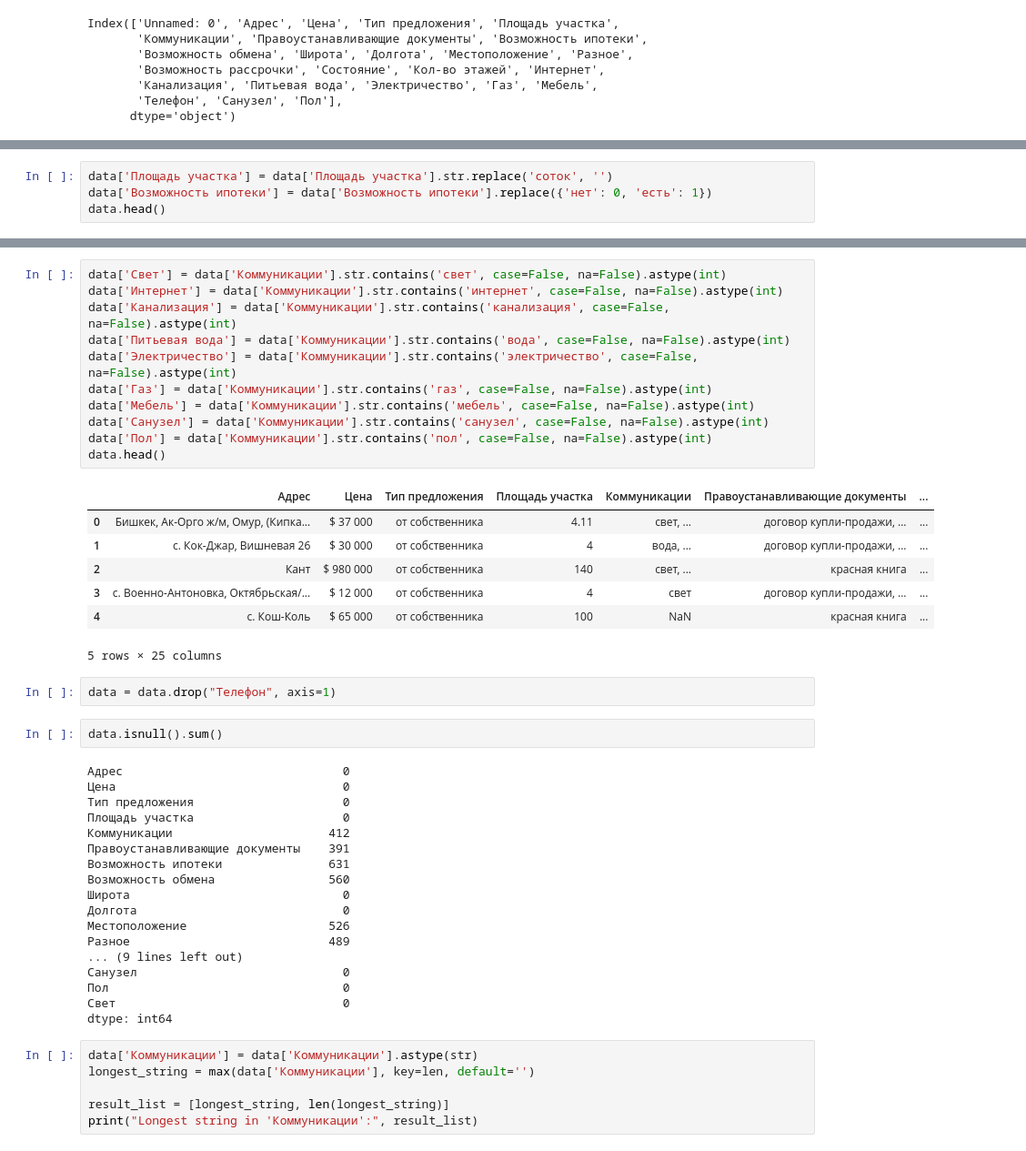
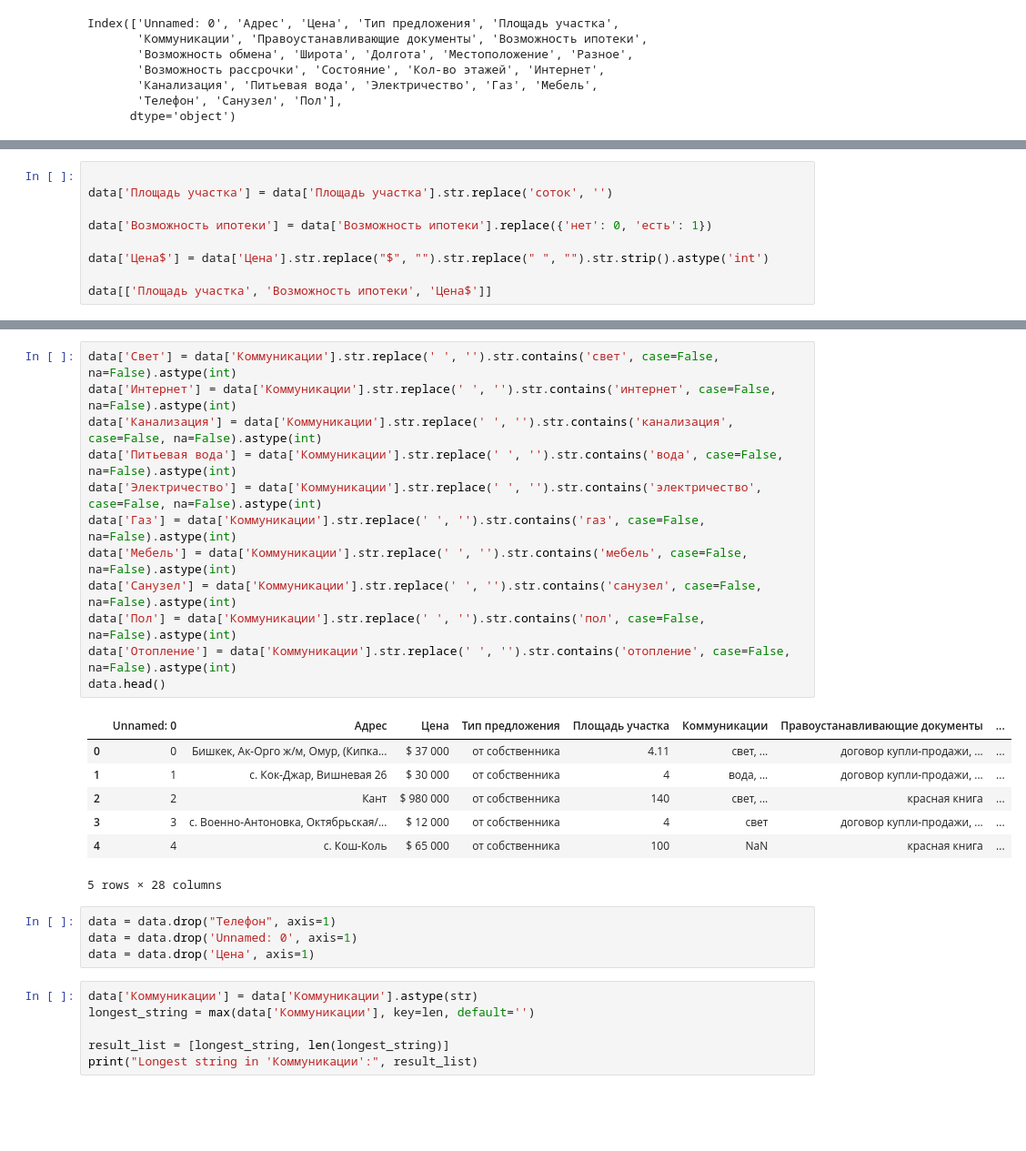
Before and after one commit to thedinaiym/Chui-Region-Research-Price, a Jupyter notebook: FeatureEngineering.ipynb, the cells around one changed output, grey strips where cells are left out. Shown: that part at 91% size. Cells and saved outputs as stored; diff of their text form; blank space fills up the shorter version.

```diff
--- a/FeatureEngineering.ipynb
+++ b/FeatureEngineering.ipynb
@@ -72,5 +77,10 @@ data = data.drop('Unnamed: 0', axis=1)
 # %%
+
 data['Площадь участка'] = data['Площадь участка'].str.replace('соток', '')
+
 data['Возможность ипотеки'] = data['Возможность ипотеки'].replace({'нет': 0, 'есть': 1})
-data.head()
+
+data['Цена$'] = data['Цена'].str.replace("$", "").str.replace(" ", "").str.strip().astype('int')
+
+data[['Площадь участка', 'Возможность ипотеки', 'Цена$']]
 # %% [output]
@@ -119,44 +140,27 @@ Name: Коммуникации, Length: 847, dtype: object
 # %%
-data['Cвет'] = data['Коммуникации'].str.contains('свет', case=False, na=False).astype(int)
-data['Интернет'] = data['Коммуникации'].str.contains('интернет', case=False, na=False).astype(int)
-data['Канализация'] = data['Коммуникации'].str.contains('канализация', case=False, na=False).astype(int)
-data['Питьевая вода'] = data['Коммуникации'].str.contains('вода', case=False, na=False).astype(int)
-data['Электричество'] = data['Коммуникации'].str.contains('электричество', case=False, na=False).astype(int)
-data['Газ'] = data['Коммуникации'].str.contains('газ', case=False, na=False).astype(int)
-data['Мебель'] = data['Коммуникации'].str.contains('мебель', case=False, na=False).astype(int)
-data['Санузел'] = data['Коммуникации'].str.contains('санузел', case=False, na=False).astype(int)
-data['Пол'] = data['Коммуникации'].str.contains('пол', case=False, na=False).astype(int)
+data['Cвет'] = data['Коммуникации'].str.replace(' ', '').str.contains('свет', case=False, na=False).astype(int)
+data['Интернет'] = data['Коммуникации'].str.replace(' ', '').str.contains('интернет', case=False, na=False).astype(int)
+data['Канализация'] = data['Коммуникации'].str.replace(' ', '').str.contains('канализация', case=False, na=False).astype(int)
+data['Питьевая вода'] = data['Коммуникации'].str.replace(' ', '').str.contains('вода', case=False, na=False).astype(int)
+data['Электричество'] = data['Коммуникации'].str.replace(' ', '').str.contains('электричество', case=False, na=False).astype(int)
+data['Газ'] = data['Коммуникации'].str.replace(' ', '').str.contains('газ', case=False, na=False).astype(int)
+data['Мебель'] = data['Коммуникации'].str.replace(' ', '').str.contains('мебель', case=False, na=False).astype(int)
+data['Санузел'] = data['Коммуникации'].str.replace(' ', '').str.contains('санузел', case=False, na=False).astype(int)
+data['Пол'] = data['Коммуникации'].str.replace(' ', '').str.contains('пол', case=False, na=False).astype(int)
+data['Отопление'] = data['Коммуникации'].str.replace(' ', '').str.contains('отопление', case=False, na=False).astype(int)
 data.head()
 # %% [output]
-|  | Адрес | Цена | Тип предложения | Площадь участка | Коммуникации | Правоустанавливающие документы | ... |
-| 0 | Бишкек, Ак-Орго ж/м, Омур, (Кипка... | $ 37 000 | от собственника | 4.11 | свет, ... | договор купли-продажи, ... | ... |
-| 1 | с. Кок-Джар, Вишневая 26 | $ 30 000 | от собственника | 4 | вода, ... | договор купли-продажи, ... | ... |
-| 2 | Кант | $ 980 000 | от собственника | 140 | свет, ... | красная книга | ... |
-| 3 | с. Военно-Антоновка, Октябрьская/... | $ 12 000 | от собственника | 4 | свет | договор купли-продажи, ... | ... |
-| 4 | с. Кош-Коль | $ 65 000 | от собственника | 100 | NaN | красная книга | ... |
+|  | Unnamed: 0 | Адрес | Цена | Тип предложения | Площадь участка | Коммуникации | Правоустанавливающие документы | ... |
+| 0 | 0 | Бишкек, Ак-Орго ж/м, Омур, (Кипка... | $ 37 000 | от собственника | 4.11 | свет, ... | договор купли-продажи, ... | ... |
+| 1 | 1 | с. Кок-Джар, Вишневая 26 | $ 30 000 | от собственника | 4 | вода, ... | договор купли-продажи, ... | ... |
+| 2 | 2 | Кант | $ 980 000 | от собственника | 140 | свет, ... | красная книга | ... |
+| 3 | 3 | с. Военно-Антоновка, Октябрьская/... | $ 12 000 | от собственника | 4 | свет | договор купли-продажи, ... | ... |
+| 4 | 4 | с. Кош-Коль | $ 65 000 | от собственника | 100 | NaN | красная книга | ... |
-5 rows × 25 columns
+5 rows × 28 columns
 # %%
 data = data.drop("Телефон", axis=1)
+data = data.drop('Unnamed: 0', axis=1)
+data = data.drop('Цена', axis=1)
-# %%
-data.isnull().sum()
-# %% [output]
-Адрес                               0
-Цена                                0
-Тип предложения                     0
-Площадь участка                     0
-Коммуникации                      412
-Правоустанавливающие документы    391
-Возможность ипотеки               631
-Возможность обмена                560
-Широта                              0
-Долгота                             0
-Местоположение                    526
-Разное                            489
-... (9 lines left out)
-Санузел                             0
-Пол                                 0
-Cвет                                0
-dtype: int64
 # %%
 data['Коммуникации'] = data['Коммуникации'].astype(str)
 longest_string = max(data['Коммуникации'], key=len, default='')
```
Also changed, not shown: parts of 32 cells of this notebook, 13 other files.
